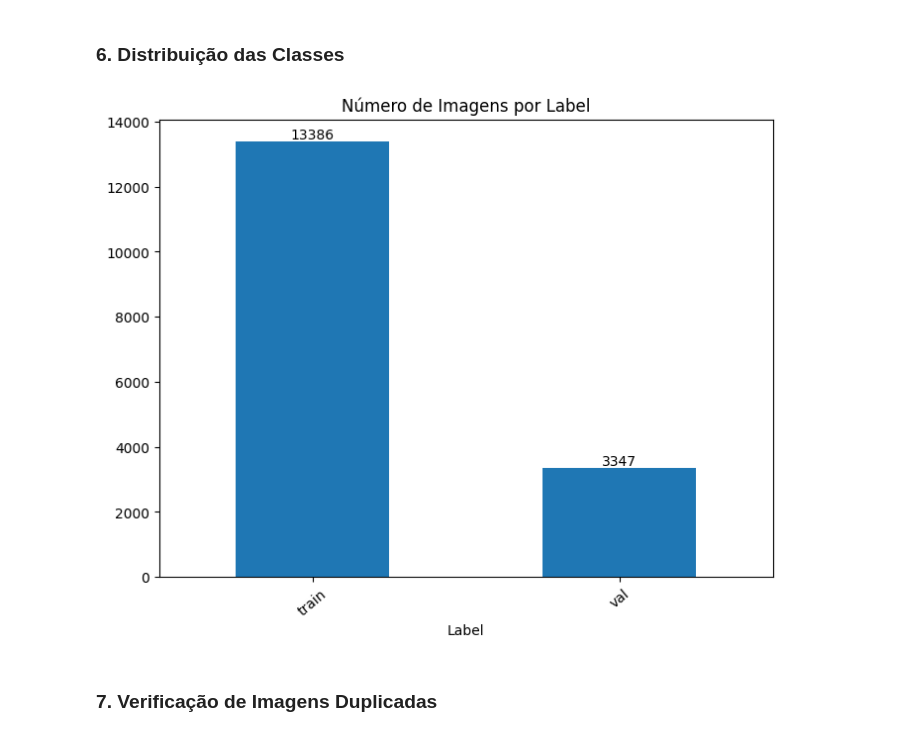
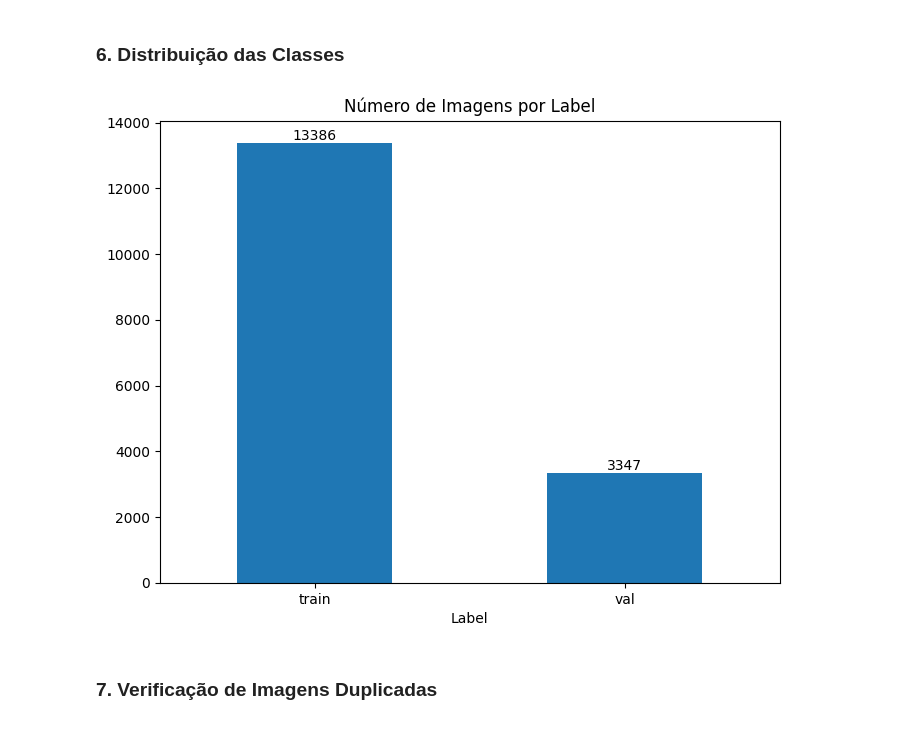
Before and after one commit to vikpires/bootcamp-avanti-ml-proj1-deteccao-facial, a Jupyter notebook: notebook/avanti_ml_deteccao_facial_etapa1.ipynb, the cells around one changed output. Cells and saved outputs as stored; diff of their text form; code cells hidden in the pictures.

Commit message:
♻️ refactor: standardize x-label orientation from 40° to 0° and translate the title of the duplicate file validation graph to Portuguese

```diff
--- a/notebook/avanti_ml_deteccao_facial_etapa1.ipynb
+++ b/notebook/avanti_ml_deteccao_facial_etapa1.ipynb
@@ -445,19 +439,19 @@ Exemplos (até 10):
 # %%
 #Verificação da Distribuição das Classes
 
 ax = df['label'].value_counts().plot(kind='bar', title='Número de Imagens por Label', figsize=(8,6))
 
-plt.xticks(rotation=40)
+plt.xticks(rotation=0)
 
 for p in ax.patches:
   ax.annotate(str(int(p.get_height())),
               (p.get_x() + p.get_width() / 2, p.get_height()),
               ha='center', va='bottom', fontsize=10)
 
 plt.xlabel('Label')
 plt.show()
 # %% [output]
-[figure, old version]
+[figure, new version]
 # %% [markdown]
 <a id="scrollTo=qjhAzgJTw1y0&line=1&uniqifier=1"></a>
 
```
Also changed, not shown: parts of 5 cells of this notebook.
